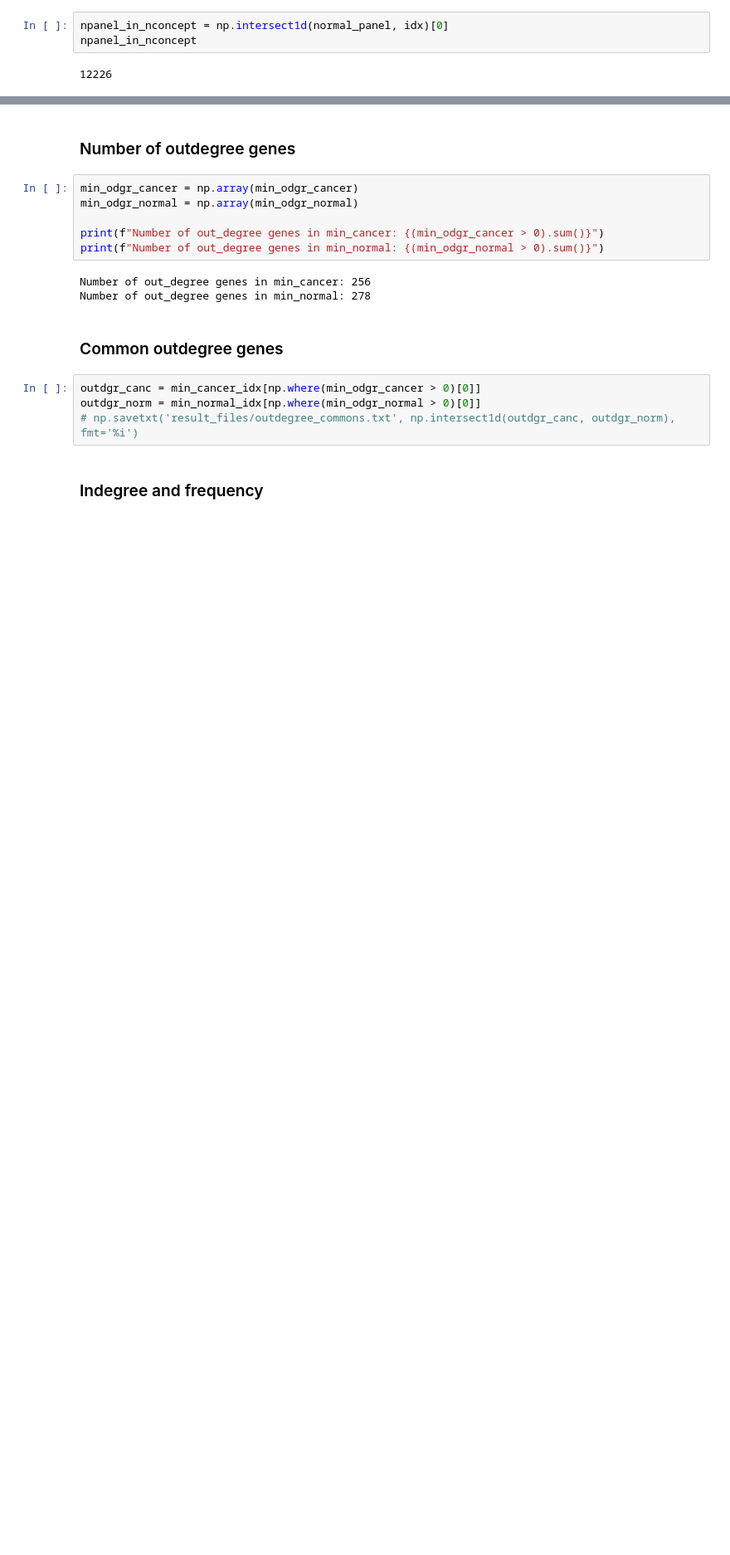
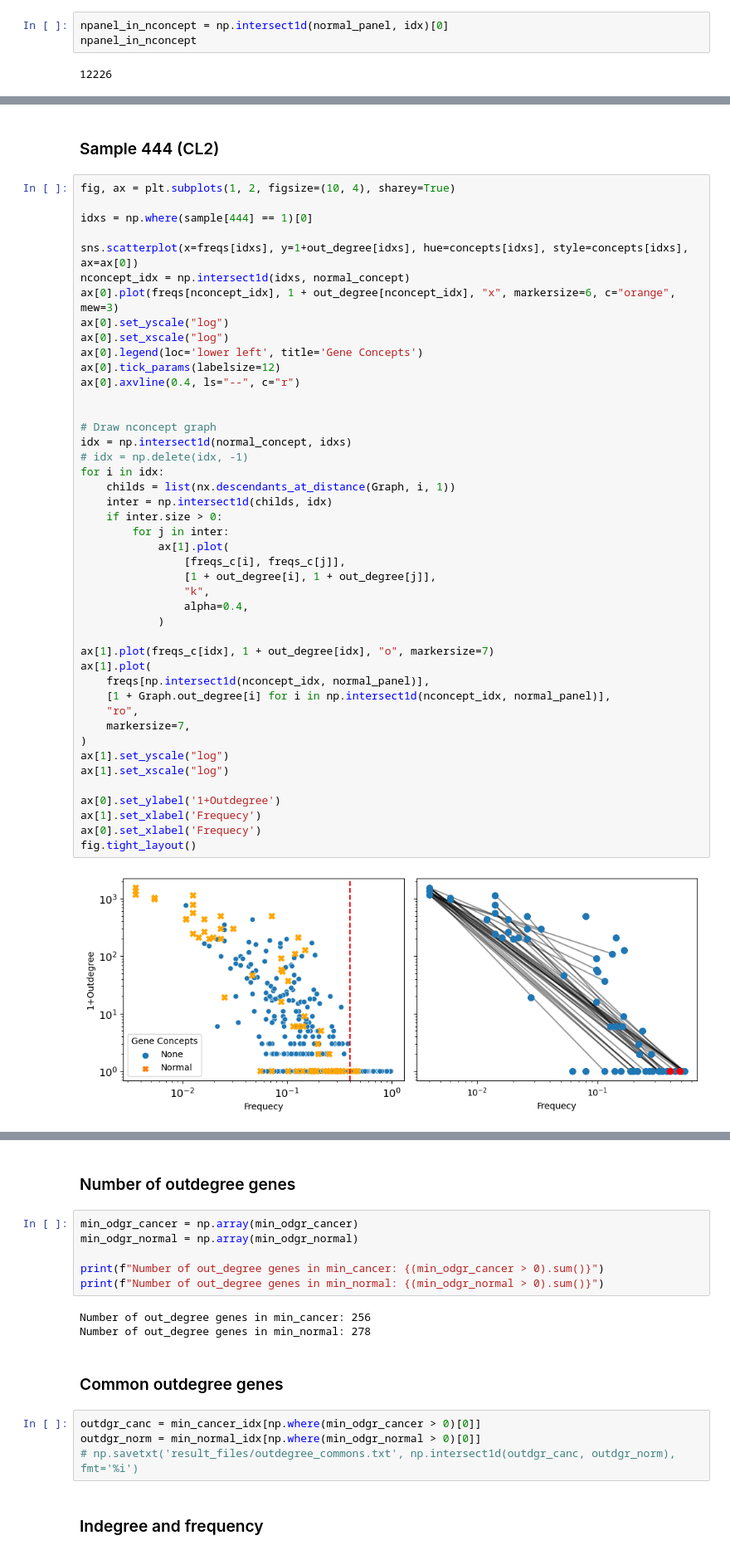
Before and after one commit to RobertoHePe/Causal_GE, a Jupyter notebook: Causal_GE_interpretation.ipynb, the cells around one changed output, grey strips where cells are left out. Shown: that part at 83% size. Drawn from its saved outputs; the diff is of its cells as text; blank space fills up the shorter version.

Commit message:
Fig for cl2 sample

```diff
--- a/Causal_GE_interpretation.ipynb
+++ b/Causal_GE_interpretation.ipynb
@@ -428,0 +429,48 @@ graph_ax.text(
+# %% [markdown]
+### Sample 444 (CL2)
+# %%
+fig, ax = plt.subplots(1, 2, figsize=(10, 4), sharey=True)
+
+idxs = np.where(sample[444] == 1)[0]
+
+sns.scatterplot(x=freqs[idxs], y=1+out_degree[idxs], hue=concepts[idxs], style=concepts[idxs], ax=ax[0])
+nconcept_idx = np.intersect1d(idxs, normal_concept)
+ax[0].plot(freqs[nconcept_idx], 1 + out_degree[nconcept_idx], "x", markersize=6, c="orange", mew=3)
+ax[0].set_yscale("log")
+ax[0].set_xscale("log")
+ax[0].legend(loc='lower left', title='Gene Concepts')
+ax[0].tick_params(labelsize=12)
+ax[0].axvline(0.4, ls="--", c="r")
+
+
+# Draw nconcept graph
+idx = np.intersect1d(normal_concept, idxs)
+# idx = np.delete(idx, -1)
+for i in idx:
+    childs = list(nx.descendants_at_distance(Graph, i, 1))
+    inter = np.intersect1d(childs, idx)
+    if inter.size > 0:
+        for j in inter:
+            ax[1].plot(
+                [freqs_c[i], freqs_c[j]],
+                [1 + out_degree[i], 1 + out_degree[j]],
+                "k",
+                alpha=0.4,
+            )
+
+ax[1].plot(freqs_c[idx], 1 + out_degree[idx], "o", markersize=7)
+ax[1].plot(
+    freqs[np.intersect1d(nconcept_idx, normal_panel)],
+    [1 + Graph.out_degree[i] for i in np.intersect1d(nconcept_idx, normal_panel)],
+    "ro",
+    markersize=7,
+)
+ax[1].set_yscale("log")
+ax[1].set_xscale("log")
+
+ax[0].set_ylabel('1+Outdegree')
+ax[1].set_xlabel('Frequecy')
+ax[0].set_xlabel('Frequecy')
+fig.tight_layout()
+# %% [output]
+[figure, added]
```
Also changed, not shown: parts of 7 cells of this notebook.
